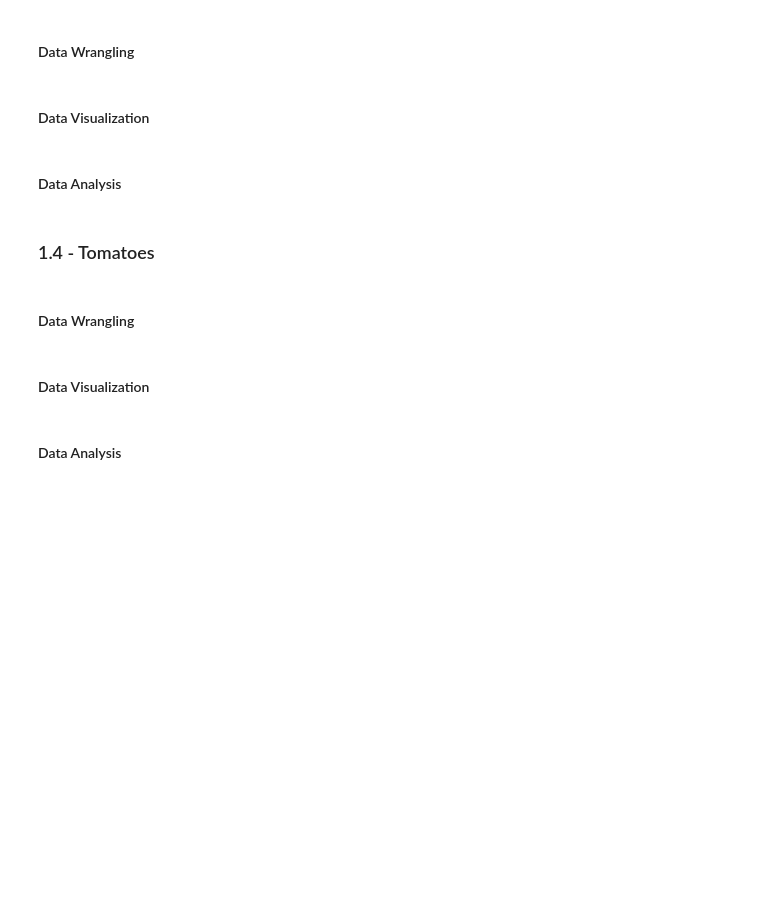
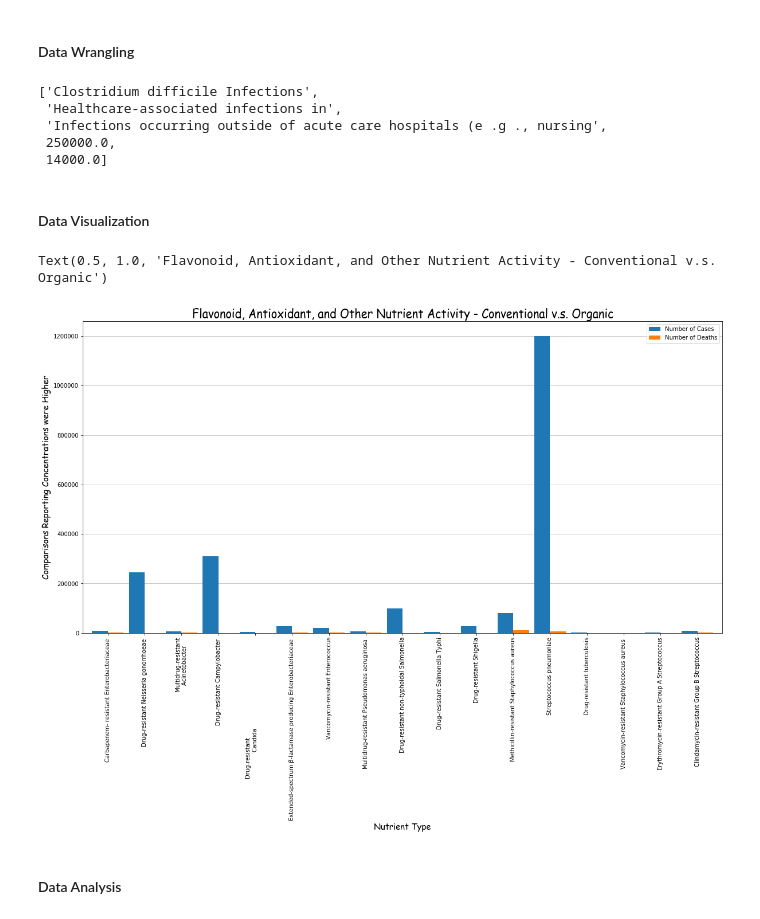
Before and after one commit to alswilli/CMPS-184-Final-Project, a Jupyter notebook: Is Organic Food worth it.ipynb, the cells around one changed output. Saved outputs shown, nothing was run; the diff lists cells and outputs as text; code cells hidden in the pictures; blank space fills up the shorter version.

```diff
--- a/Is Organic Food worth it.ipynb
+++ b/Is Organic Food worth it.ipynb
@@ -352,0 +427,2 @@ Data is a little hard to understand (and the importnat stuff is in a word docume
+# %%
+data_rows = [sheet.row_values(r) for r in range(45, 65)]
@@ -353,13 +443,55 @@ Data is a little hard to understand (and the importnat stuff is in a word docume
+# %%
+final_rows = []
+totalRow = cleaned_rows[18]
+extraRow = cleaned_rows[19]
+
+for row in cleaned_rows[1:18]:
+    final_rows.append(row)
+# final_rows
+# %% [output]
+['Clostridium difficile Infections',
+ 'Healthcare-associated infections in',
+ 'Infections occurring outside of acute care hospitals (e .g ., nursing',
+ 250000.0,
+ 14000.0]
+# %%
+bacteriaName = []
+numCases = []
+numDeaths = []
+
+for i in final_rows:
+#     print(i)
+    bacteriaName.append(i[0])
+    if i[3] == '<5':
+        numCases.append(0)
+    else:
+        numCases.append(float(i[3]))
+    if i[4] == '<5':
+        numDeaths.append(0)
+    else:
+        numDeaths.append(float(i[4]))
+
+# orgH = {'Number of Positive Detects' : orgHigher}
+
+# convH = {'Number of Positive Detects' : convHigher}
+
+
+df1 = pd.DataFrame({'Number of Cases' :  numCases,
+                   'Number of Deaths' : numDeaths},
+                    index = bacteriaName)
 # %% [markdown]
 #### Data Visualization
-# %% [markdown]
-#### Data Analysis
-# %% [markdown]
-### 1.4 - Tomatoes
-# %% [markdown]
-#### Data Wrangling
-# %% [markdown]
-#### Data Visualization
+# %%
+fig, ax = plt.subplots()
+df1.plot(kind='bar', ax=ax, figsize=(20, 10), width=0.85, zorder = 3)
+ax.set_xlabel("Nutrient Type", fontname='Comic Sans MS', fontsize=15)
+ax.set_ylabel("Comparisons Reporting Concentrations were Higher", fontname='Comic Sans MS', fontsize=15)
+ax.grid(alpha = 0.25, color = 'black', zorder = 0)
+ax.xaxis.grid(False)
+plt.title('Flavonoid, Antioxidant, and Other Nutrient Activity - Conventional v.s. Organic', fontname='Comic Sans MS', fontsize=20)
+# %% [output]
+Text(0.5, 1.0, 'Flavonoid, Antioxidant, and Other Nutrient Activity - Conventional v.s. Organic')
+[figure, added]
 # %% [markdown]
 #### Data Analysis
 # %% [markdown]
```
Also changed, not shown: parts of 12 cells of this notebook, 11 other files.
